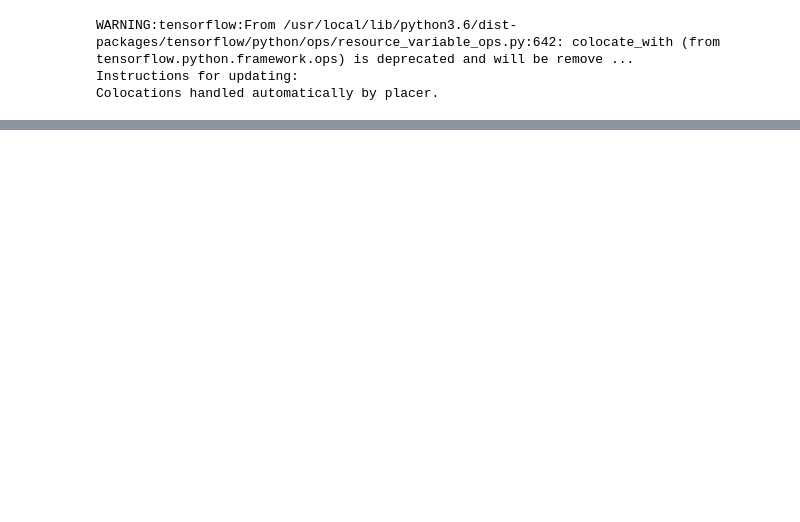
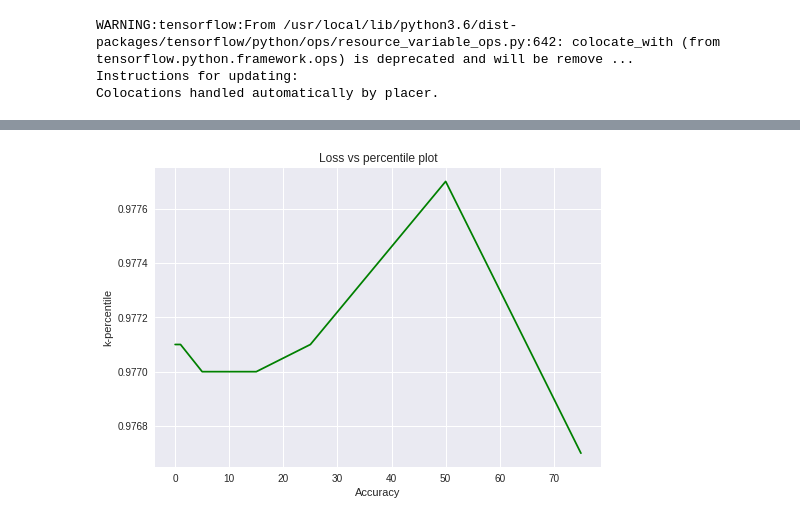
Before and after one commit to Snehal-Reddy/NeuralNetPruning, a Jupyter notebook: WeightBasedPruning.ipynb, the cells around one changed output, grey strips where cells are left out. Cells and saved outputs as stored; diff of their text form; code cells hidden in the pictures; blank space fills up the shorter version.

```diff
--- a/WeightBasedPruning.ipynb
+++ b/WeightBasedPruning.ipynb
@@ -224,0 +230,8 @@ Pruning p75 -- Test Loss: 0.0834, Test Accuracy: 0.9803, Sparse Timing Ratio: 3.
+# %%
+plt.plot(list_percentile, test_accuracies, color='g')
+plt.xlabel('Accuracy')
+plt.ylabel('k-percentile')
+plt.title('Loss vs percentile plot')
+plt.show()
+# %% [output]
+[figure, added]
```
Also changed, not shown: parts of 9 cells of this notebook.
